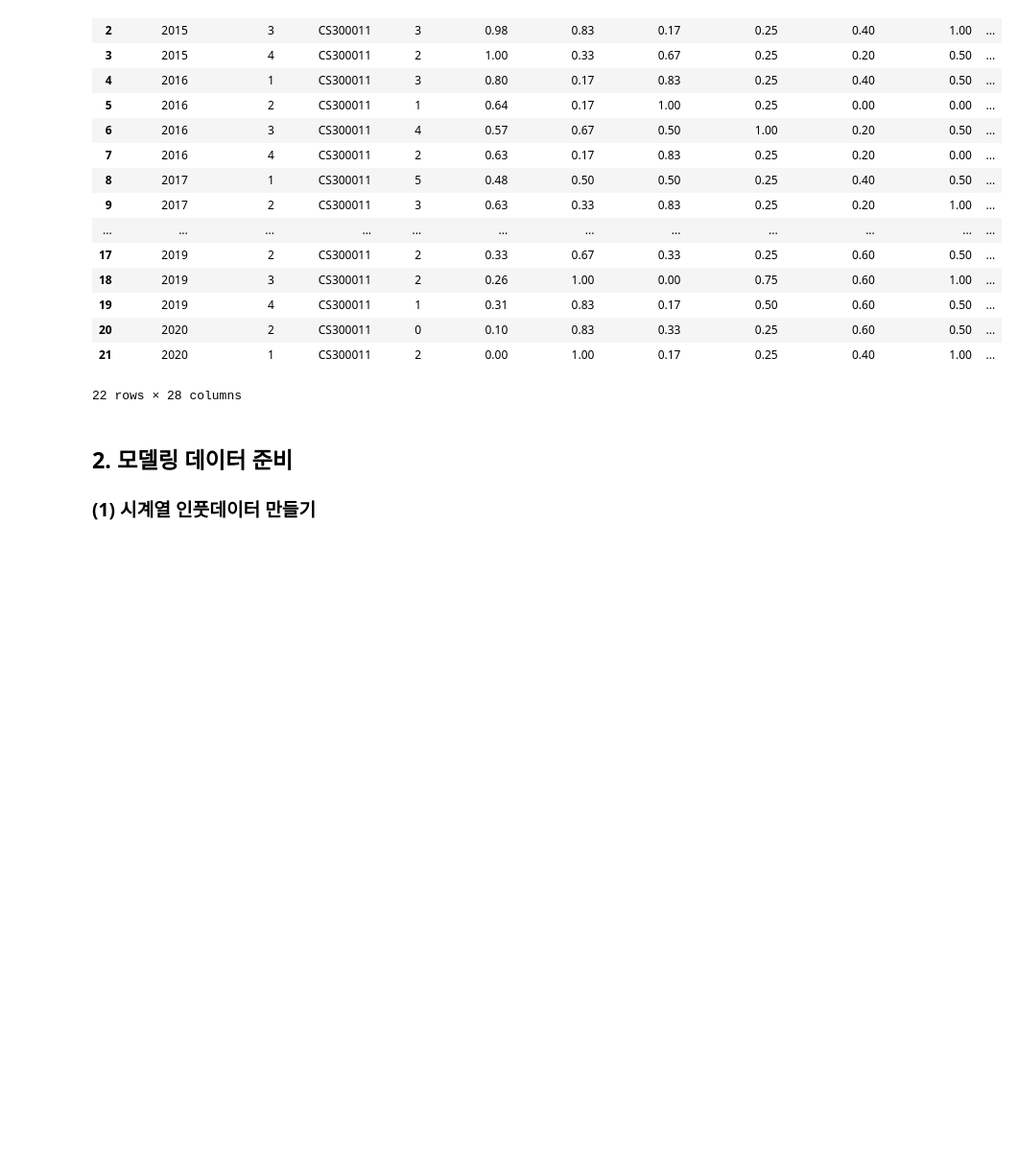
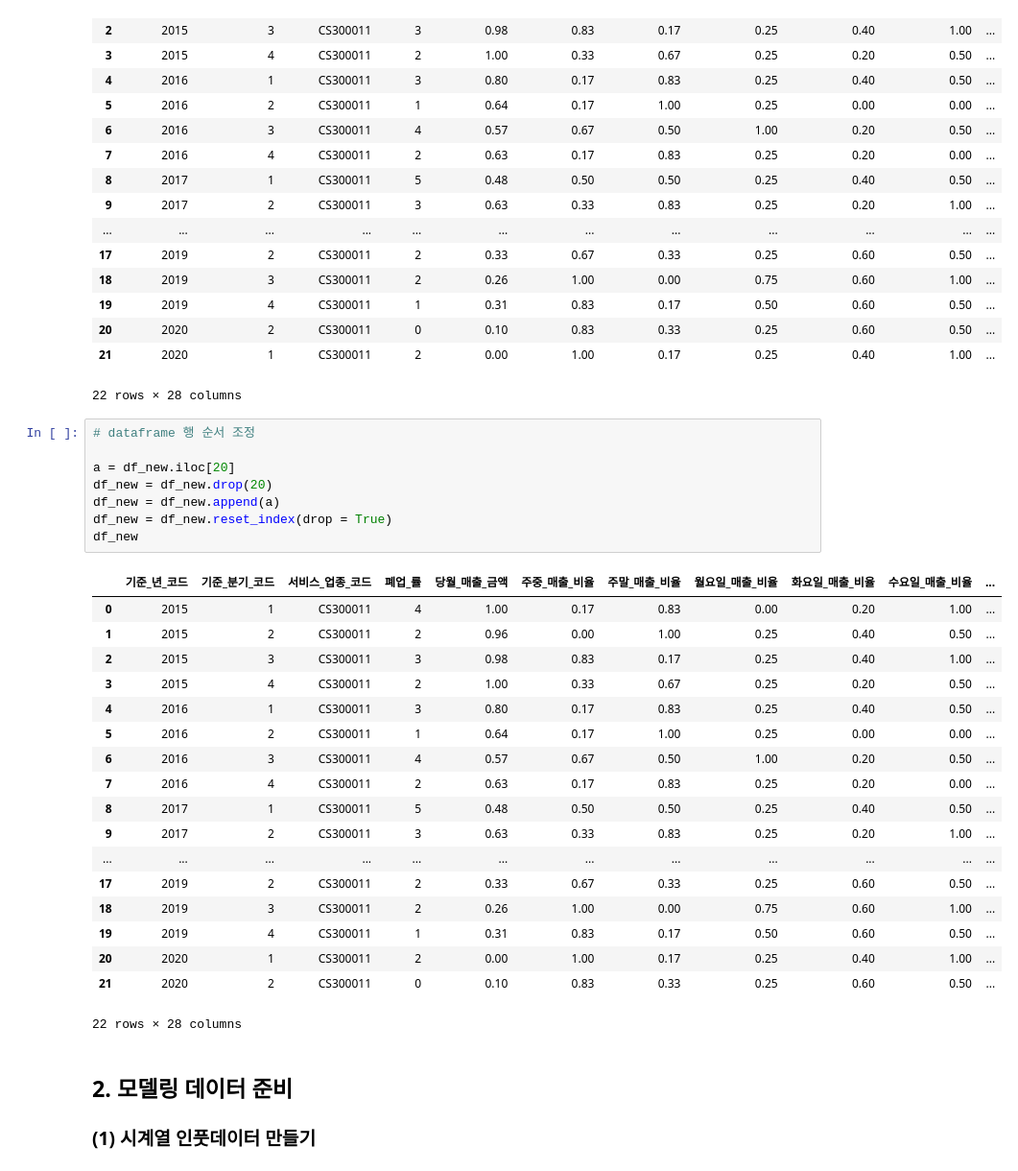
Before and after one commit to CSID-DGU/2020-2-OSSP-3P-1, a Jupyter notebook: 5주차_서비스업종별_폐업률_예측/명동/중구_명동_일반의류_모델링.ipynb, the cells around one changed output. Shown at 96% size. Drawn from its saved outputs; the diff is of its cells as text; blank space fills up the shorter version.

```diff
--- a/5주차_서비스업종별_폐업률_예측/명동/중구_명동_일반의류_모델링.ipynb
+++ b/5주차_서비스업종별_폐업률_예측/명동/중구_명동_일반의류_모델링.ipynb
@@ -136,6 +136,33 @@ df_new
 | 20 | 2020 | 2 | CS300011 | 0 | 0.10 | 0.83 | 0.33 | 0.25 | 0.60 | 0.50 | ... |
 | 21 | 2020 | 1 | CS300011 | 2 | 0.00 | 1.00 | 0.17 | 0.25 | 0.40 | 1.00 | ... |
 22 rows × 28 columns
+# %%
+# dataframe 행 순서 조정
+
+a = df_new.iloc[20]
+df_new = df_new.drop(20)
+df_new = df_new.append(a)
+df_new = df_new.reset_index(drop = True)
+df_new
+# %% [output]
+|  | 기준_년_코드 | 기준_분기_코드 | 서비스_업종_코드 | 폐업_률 | 당월_매출_금액 | 주중_매출_비율 | 주말_매출_비율 | 월요일_매출_비율 | 화요일_매출_비율 | 수요일_매출_비율 | ... |
+| 0 | 2015 | 1 | CS300011 | 4 | 1.00 | 0.17 | 0.83 | 0.00 | 0.20 | 1.00 | ... |
+| 1 | 2015 | 2 | CS300011 | 2 | 0.96 | 0.00 | 1.00 | 0.25 | 0.40 | 0.50 | ... |
+| 2 | 2015 | 3 | CS300011 | 3 | 0.98 | 0.83 | 0.17 | 0.25 | 0.40 | 1.00 | ... |
+| 3 | 2015 | 4 | CS300011 | 2 | 1.00 | 0.33 | 0.67 | 0.25 | 0.20 | 0.50 | ... |
+| 4 | 2016 | 1 | CS300011 | 3 | 0.80 | 0.17 | 0.83 | 0.25 | 0.40 | 0.50 | ... |
+| 5 | 2016 | 2 | CS300011 | 1 | 0.64 | 0.17 | 1.00 | 0.25 | 0.00 | 0.00 | ... |
+| 6 | 2016 | 3 | CS300011 | 4 | 0.57 | 0.67 | 0.50 | 1.00 | 0.20 | 0.50 | ... |
+| 7 | 2016 | 4 | CS300011 | 2 | 0.63 | 0.17 | 0.83 | 0.25 | 0.20 | 0.00 | ... |
+| 8 | 2017 | 1 | CS300011 | 5 | 0.48 | 0.50 | 0.50 | 0.25 | 0.40 | 0.50 | ... |
+| 9 | 2017 | 2 | CS300011 | 3 | 0.63 | 0.33 | 0.83 | 0.25 | 0.20 | 1.00 | ... |
+| ... | ... | ... | ... | ... | ... | ... | ... | ... | ... | ... | ... |
+| 17 | 2019 | 2 | CS300011 | 2 | 0.33 | 0.67 | 0.33 | 0.25 | 0.60 | 0.50 | ... |
+| 18 | 2019 | 3 | CS300011 | 2 | 0.26 | 1.00 | 0.00 | 0.75 | 0.60 | 1.00 | ... |
+| 19 | 2019 | 4 | CS300011 | 1 | 0.31 | 0.83 | 0.17 | 0.50 | 0.60 | 0.50 | ... |
+| 20 | 2020 | 1 | CS300011 | 2 | 0.00 | 1.00 | 0.17 | 0.25 | 0.40 | 1.00 | ... |
+| 21 | 2020 | 2 | CS300011 | 0 | 0.10 | 0.83 | 0.33 | 0.25 | 0.60 | 0.50 | ... |
+22 rows × 28 columns
 # %% [markdown]
 ## 2. 모델링 데이터 준비
 ### (1) 시계열 인풋데이터 만들기
```
Also changed, not shown: parts of 36 cells of this notebook, 3 other files.
